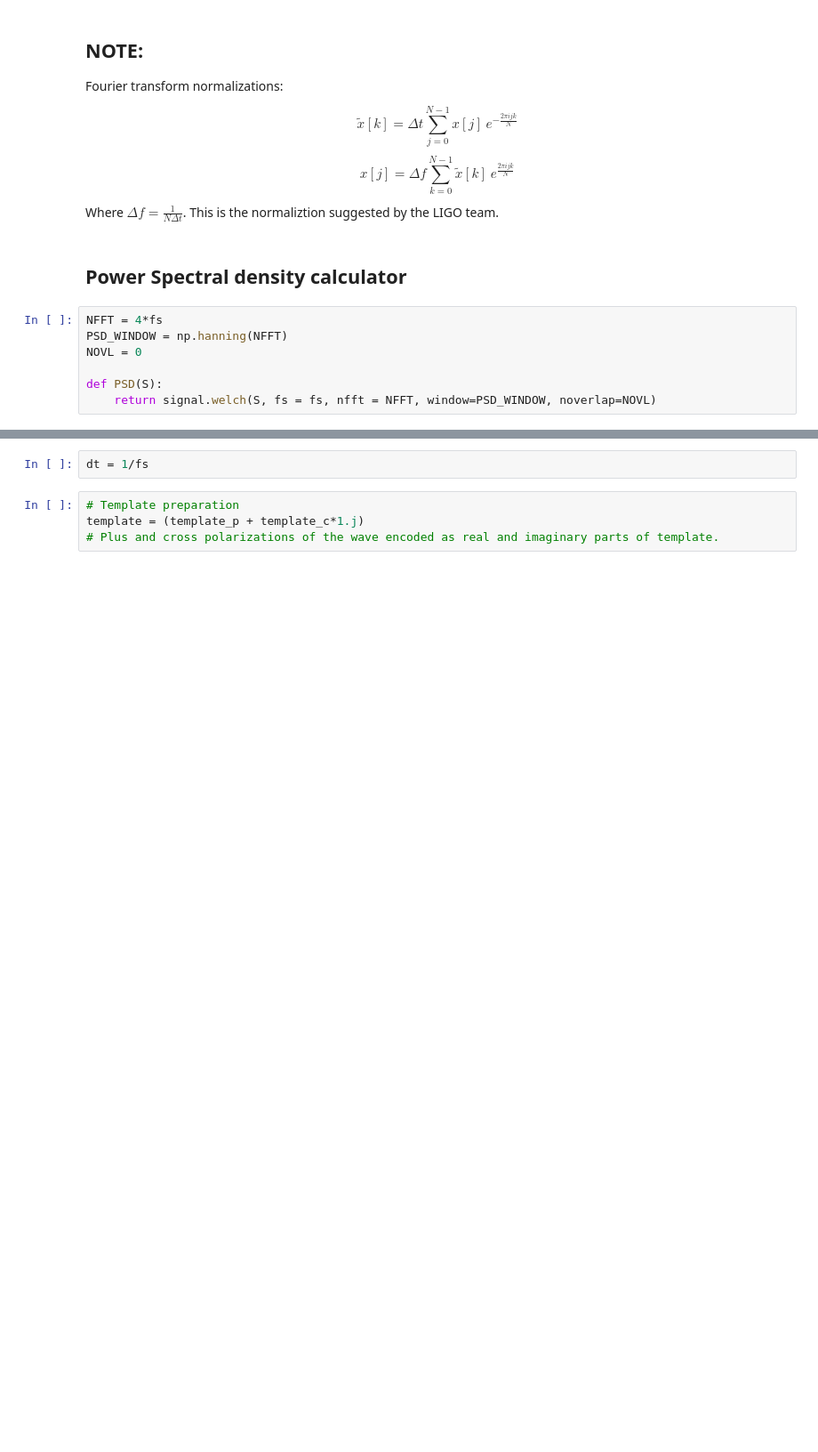
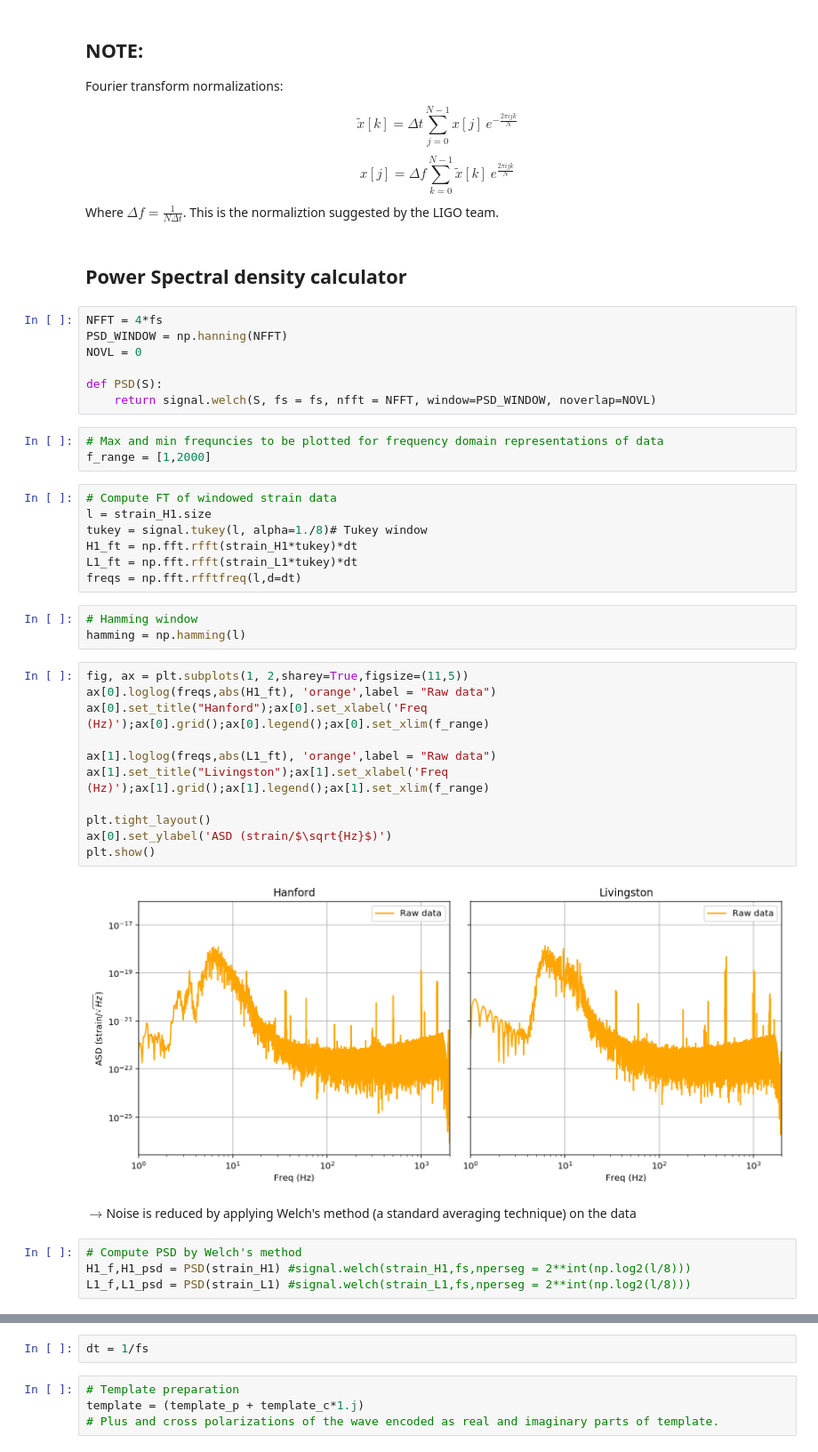
Before and after one commit to bruffolo/PHYS512, a Jupyter notebook: Test_v4.ipynb, the cells around one changed output, grey strips where cells are left out. Shown at 89% size. Saved outputs shown, nothing was run; the diff lists cells and outputs as text; blank space fills up the shorter version.

```diff
--- a/Test_v4.ipynb
+++ b/Test_v4.ipynb
@@ -87,3 +100,35 @@ NOVL = 0
 
 def PSD(S):
     return signal.welch(S, fs = fs, nfft = NFFT, window=PSD_WINDOW, noverlap=NOVL)
+# %%
+# Max and min frequncies to be plotted for frequency domain representations of data
+f_range = [1,2000]
+# %%
+# Compute FT of windowed strain data
+l = strain_H1.size
+tukey = signal.tukey(l, alpha=1./8)# Tukey window
+H1_ft = np.fft.rfft(strain_H1*tukey)*dt
+L1_ft = np.fft.rfft(strain_L1*tukey)*dt
+freqs = np.fft.rfftfreq(l,d=dt)
+# %%
+# Hamming window
+hamming = np.hamming(l)
+# %%
+fig, ax = plt.subplots(1, 2,sharey=True,figsize=(11,5))
+ax[0].loglog(freqs,abs(H1_ft), 'orange',label = "Raw data")
+ax[0].set_title("Hanford");ax[0].set_xlabel('Freq (Hz)');ax[0].grid();ax[0].legend();ax[0].set_xlim(f_range)
+
+ax[1].loglog(freqs,abs(L1_ft), 'orange',label = "Raw data")
+ax[1].set_title("Livingston");ax[1].set_xlabel('Freq (Hz)');ax[1].grid();ax[1].legend();ax[1].set_xlim(f_range)
+
+plt.tight_layout()
+ax[0].set_ylabel('ASD (strain/$\sqrt{Hz}$)')
+plt.show()
+# %% [output]
+[figure, added]
+# %% [markdown]
+$\rightarrow$Noise is reduced by applying Welch's method (a standard averaging technique) on the data
+# %%
+# Compute PSD by Welch's method
+H1_f,H1_psd = PSD(strain_H1) #signal.welch(strain_H1,fs,nperseg = 2**int(np.log2(l/8)))
+L1_f,L1_psd = PSD(strain_L1) #signal.welch(strain_L1,fs,nperseg = 2**int(np.log2(l/8)))
```
Also changed, not shown: parts of 43 cells of this notebook.
